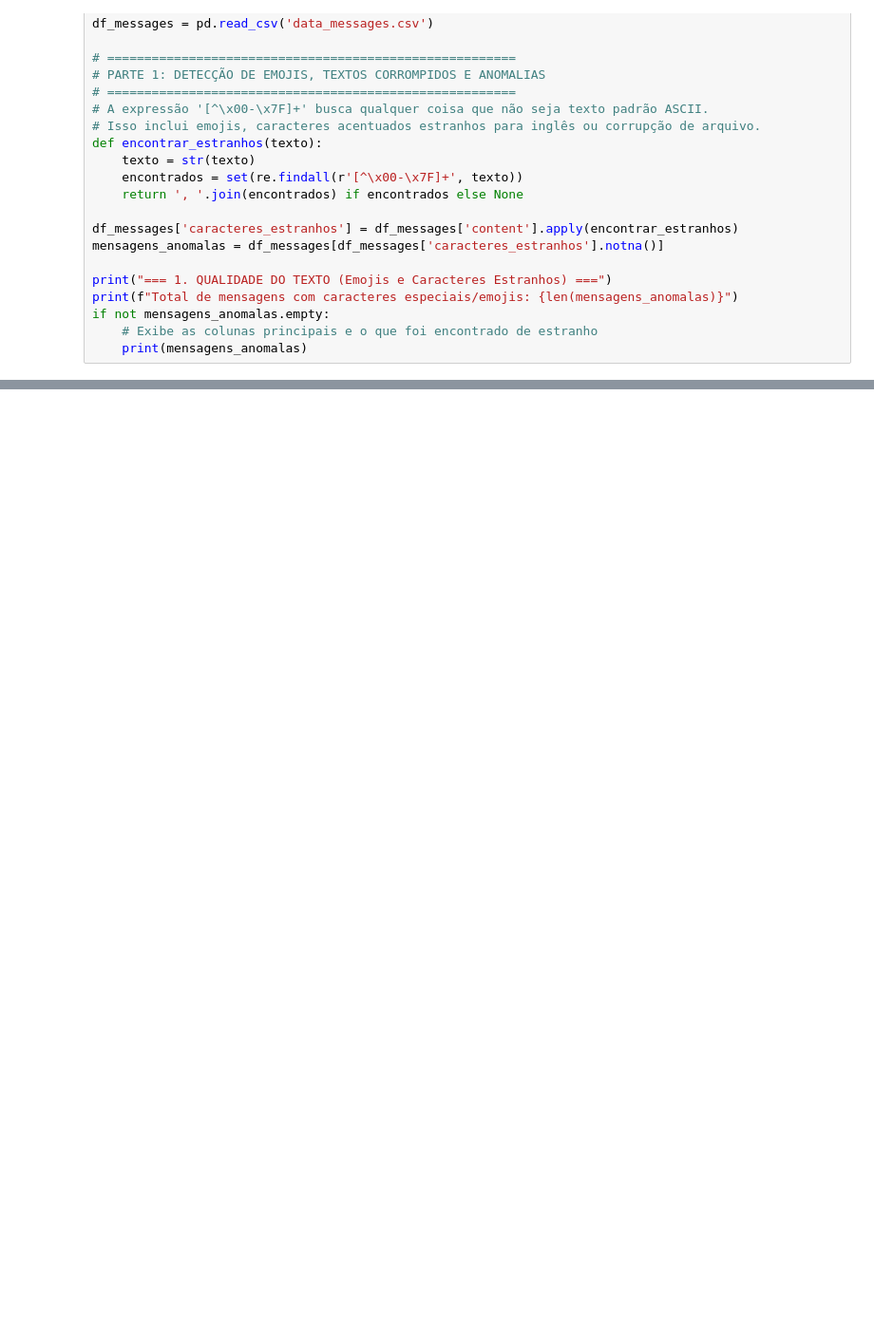
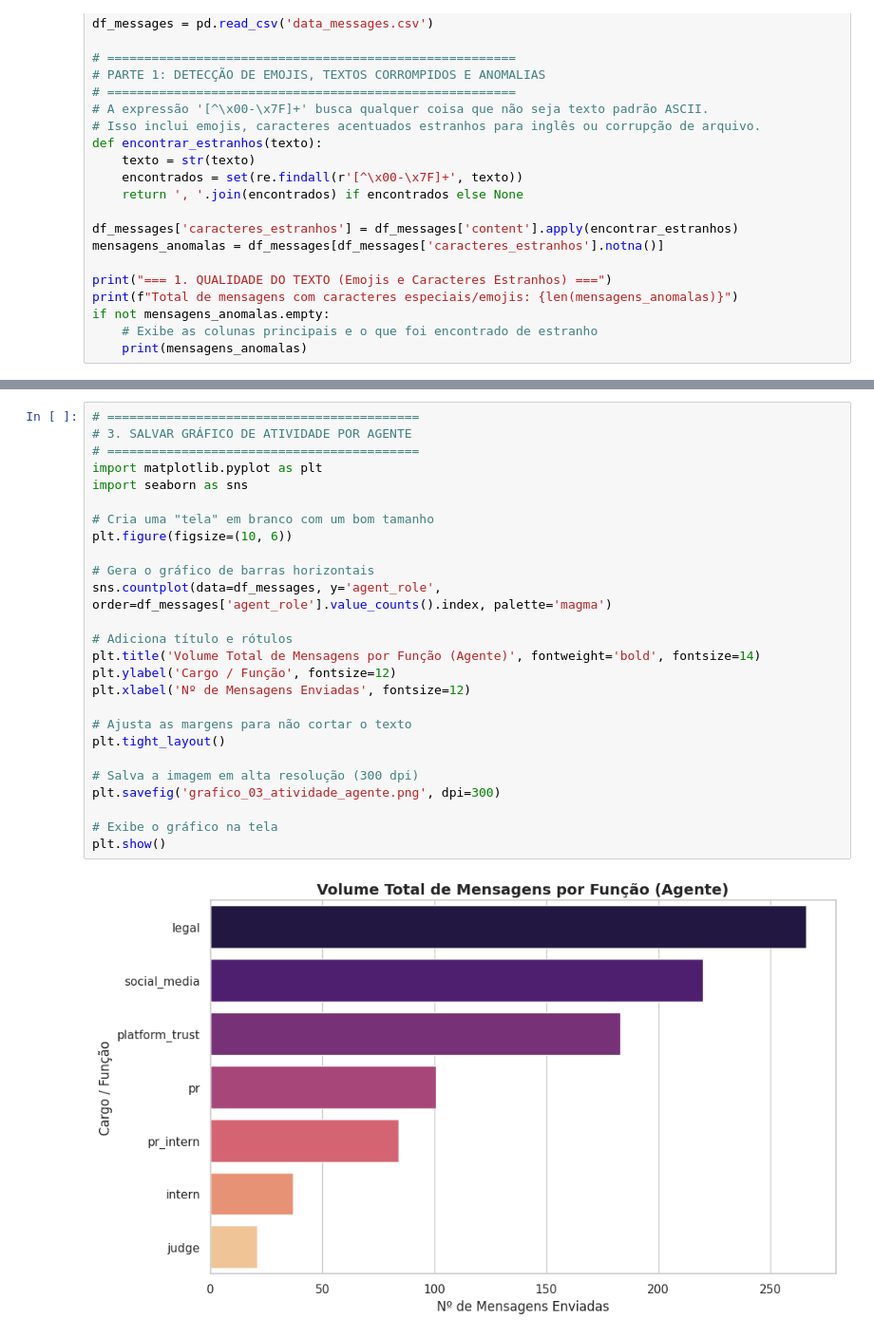
Before and after one commit to JOAOPAULO-SILVA/visualizacao_da_informacao, a Jupyter notebook: gerar_planilha.ipynb, the cells around one changed output, grey strips where cells are left out. Shown at 95% size. Cells and saved outputs as stored; diff of their text form; blank space fills up the shorter version.

```diff
--- a/gerar_planilha.ipynb
+++ b/gerar_planilha.ipynb
@@ -402,0 +428,28 @@ Média geral do volume corporativo: 65.9 palavras por mensagem.
+# %%
+# ==========================================
+# 3. SALVAR GRÁFICO DE ATIVIDADE POR AGENTE
+# ==========================================
+import matplotlib.pyplot as plt
+import seaborn as sns
+
+# Cria uma "tela" em branco com um bom tamanho
+plt.figure(figsize=(10, 6))
+
+# Gera o gráfico de barras horizontais
+sns.countplot(data=df_messages, y='agent_role', order=df_messages['agent_role'].value_counts().index, palette='magma')
+
+# Adiciona título e rótulos
+plt.title('Volume Total de Mensagens por Função (Agente)', fontweight='bold', fontsize=14)
+plt.ylabel('Cargo / Função', fontsize=12)
+plt.xlabel('Nº de Mensagens Enviadas', fontsize=12)
+
+# Ajusta as margens para não cortar o texto
+plt.tight_layout()
+
+# Salva a imagem em alta resolução (300 dpi)
+plt.savefig('grafico_03_atividade_agente.png', dpi=300)
+
+# Exibe o gráfico na tela
+plt.show()
+# %% [output]
+[figure, added]
```
Also changed, not shown: parts of 3 cells of this notebook, 5 other files.
